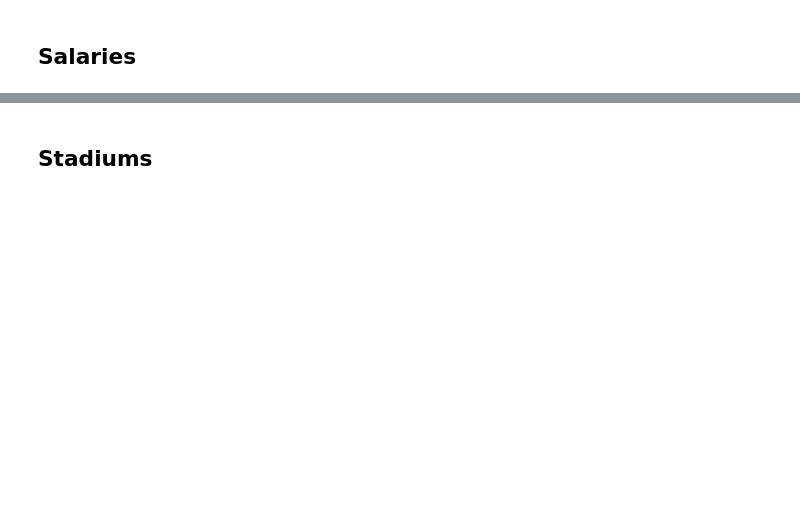
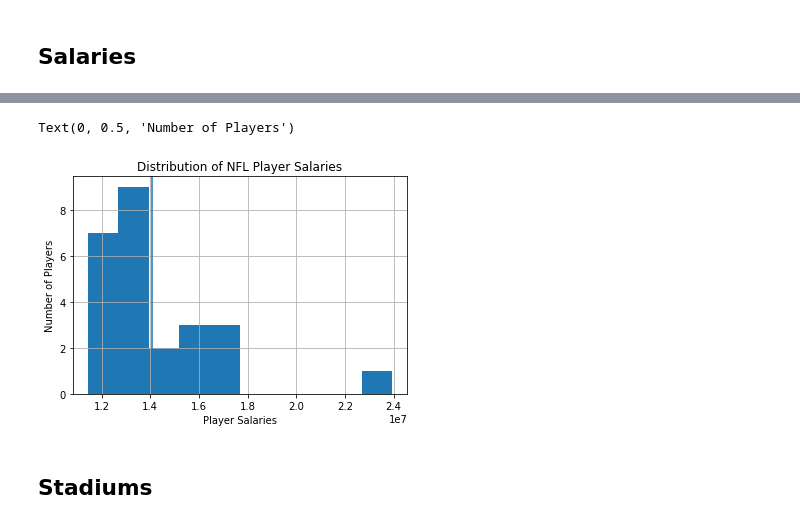
Before and after one commit to ZayManor/python-learning-club, a Jupyter notebook: activities/visualizations/Data Visualization.ipynb, the cells around one changed output, grey strips where cells are left out. Saved outputs shown, nothing was run; the diff lists cells and outputs as text; code cells hidden in the pictures; blank space fills up the shorter version.

```diff
--- a/activities/visualizations/Data Visualization.ipynb
+++ b/activities/visualizations/Data Visualization.ipynb
@@ -43,2 +109,5 @@ Now that we have our data imported, let's give it a go and figure out how to plo
 # %% [markdown]
 ## Salaries
+# %%
+salaries_mod = salaries.head(25)
+salaries_mod.head()
@@ -45,2 +121,11 @@ Now that we have our data imported, let's give it a go and figure out how to plo
+# %%
+salaries_mod['Cap Hit'].hist(bins=10)
+plt.axvline(salaries_mod['Cap Hit'].mean())
+plt.title('Distribution of NFL Player Salaries')
+plt.xlabel('Player Salaries')
+plt.ylabel('Number of Players')
+# %% [output]
+Text(0, 0.5, 'Number of Players')
+[figure, added]
 # %% [markdown]
 ## Stadiums
```
Also changed, not shown: parts of 14 cells of this notebook.
